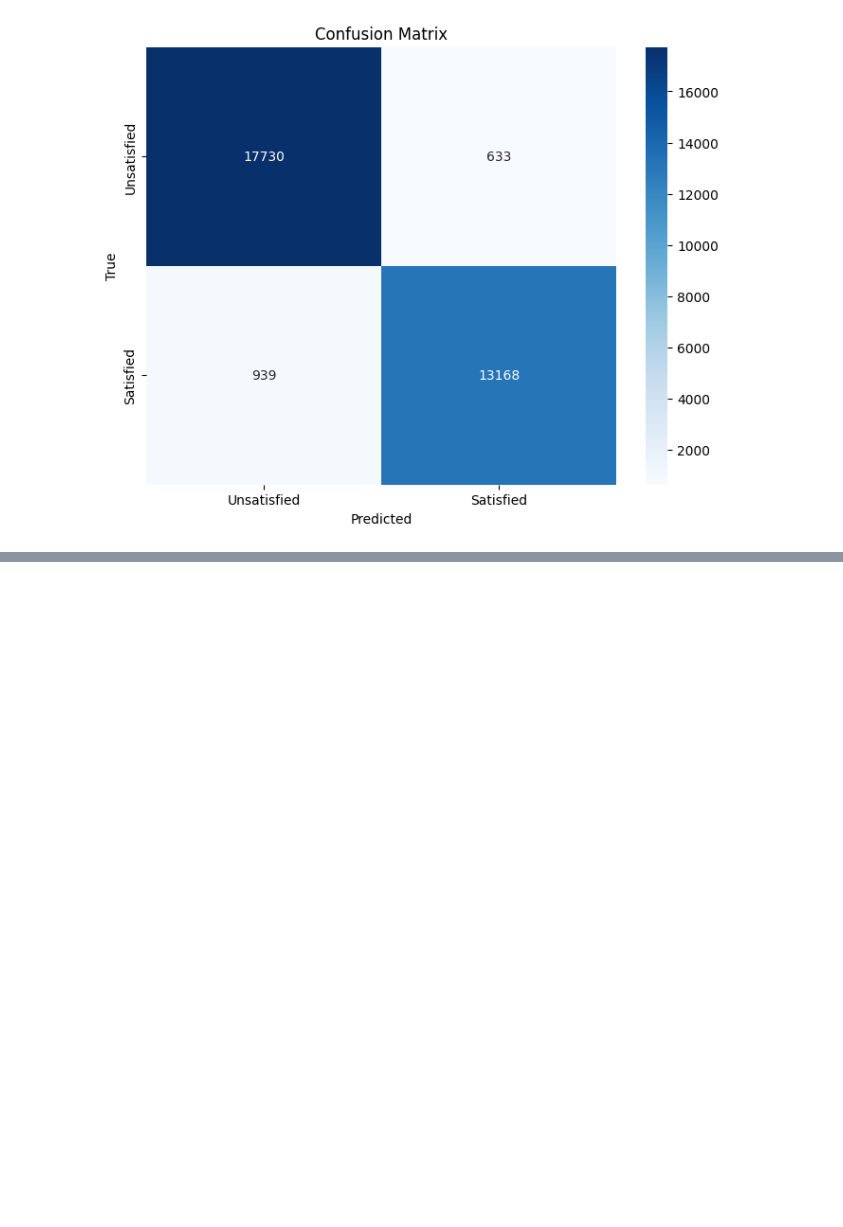
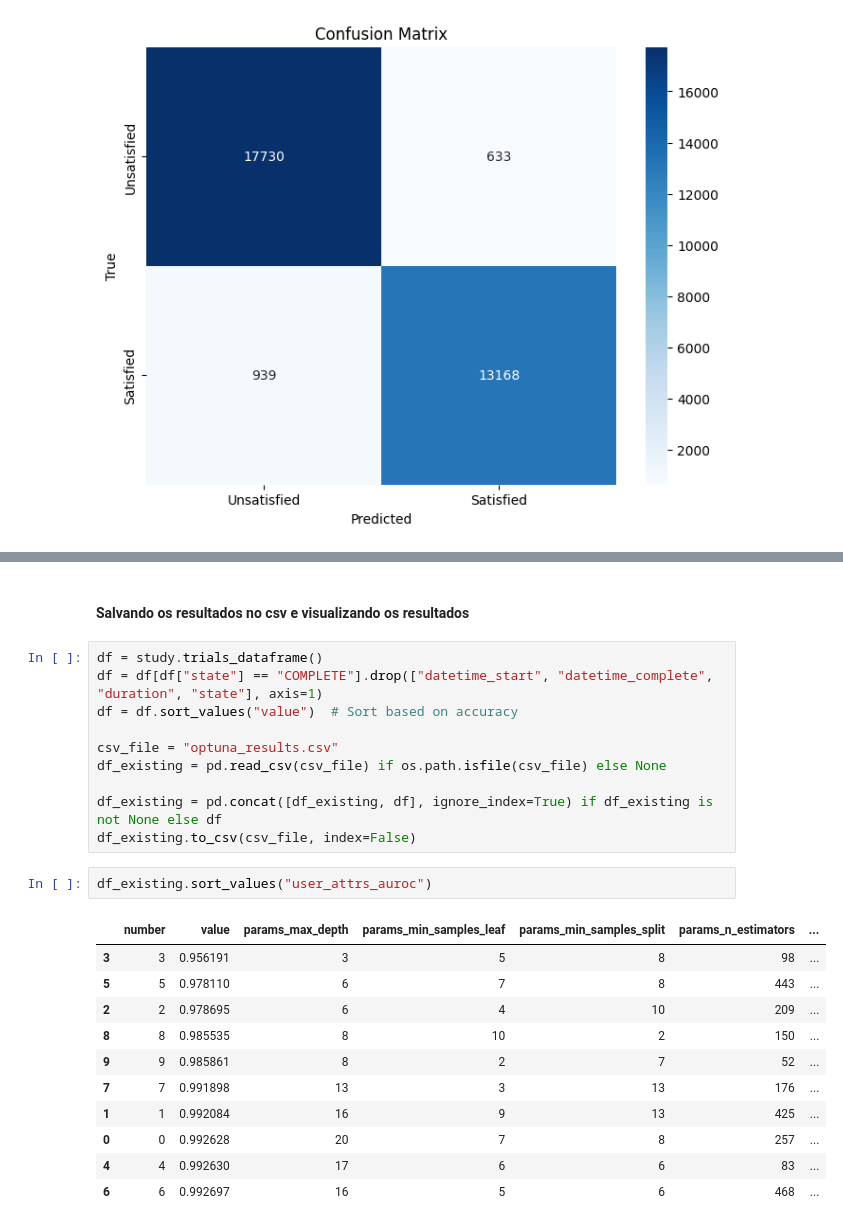
Before and after one commit to GuilhermeMaciel75/RN-Airline-Passenger-Satisfaction, a Jupyter notebook: src/random_forest.ipynb, the cells around one changed output, grey strips where cells are left out. Saved outputs shown, nothing was run; the diff lists cells and outputs as text; blank space fills up the shorter version.

```diff
--- a/src/random_forest.ipynb
+++ b/src/random_forest.ipynb
@@ -198,0 +304,26 @@ plot_confusion_matrix(y_pred=y_pred_test_class, y_test=y_test)
+# %% [markdown]
+#### Salvando os resultados no csv e visualizando os resultados
+# %%
+df = study.trials_dataframe()
+df = df[df["state"] == "COMPLETE"].drop(["datetime_start", "datetime_complete", "duration", "state"], axis=1)
+df = df.sort_values("value")  # Sort based on accuracy
+
+csv_file = "optuna_results.csv"
+df_existing = pd.read_csv(csv_file) if os.path.isfile(csv_file) else None
+
+df_existing = pd.concat([df_existing, df], ignore_index=True) if df_existing is not None else df
+df_existing.to_csv(csv_file, index=False)
+# %%
+df_existing.sort_values("user_attrs_auroc")
+# %% [output]
+|  | number | value | params_max_depth | params_min_samples_leaf | params_min_samples_split | params_n_estimators | ... |
+| 3 | 3 | 0.956191 | 3 | 5 | 8 | 98 | ... |
+| 5 | 5 | 0.978110 | 6 | 7 | 8 | 443 | ... |
+| 2 | 2 | 0.978695 | 6 | 4 | 10 | 209 | ... |
+| 8 | 8 | 0.985535 | 8 | 10 | 2 | 150 | ... |
+| 9 | 9 | 0.985861 | 8 | 2 | 7 | 52 | ... |
+| 7 | 7 | 0.991898 | 13 | 3 | 13 | 176 | ... |
+| 1 | 1 | 0.992084 | 16 | 9 | 13 | 425 | ... |
+| 0 | 0 | 0.992628 | 20 | 7 | 8 | 257 | ... |
+| 4 | 4 | 0.992630 | 17 | 6 | 6 | 83 | ... |
+| 6 | 6 | 0.992697 | 16 | 5 | 6 | 468 | ... |
```
Also changed, not shown: parts of 6 cells of this notebook, 1 other file.
